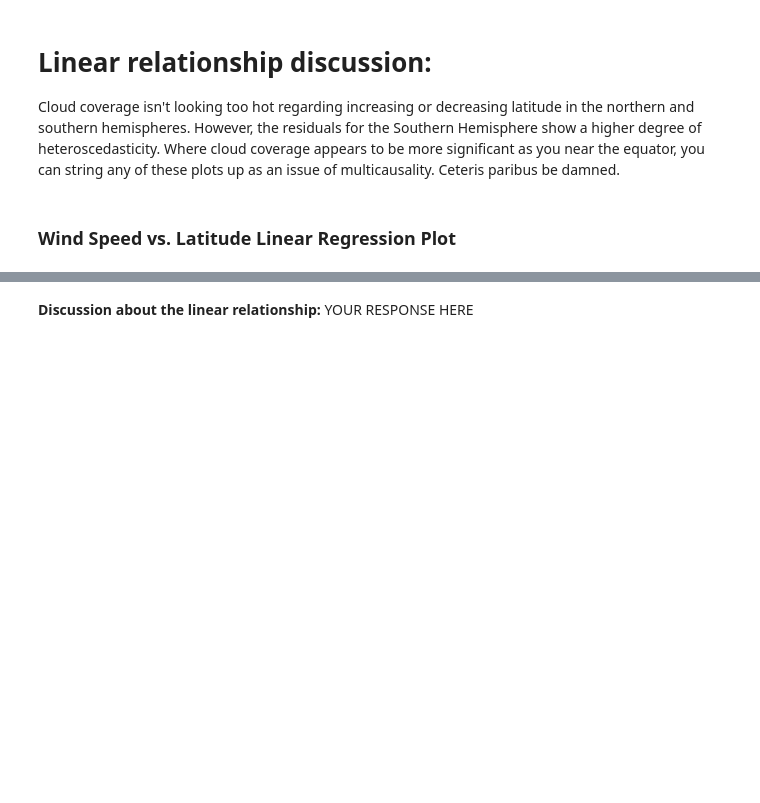
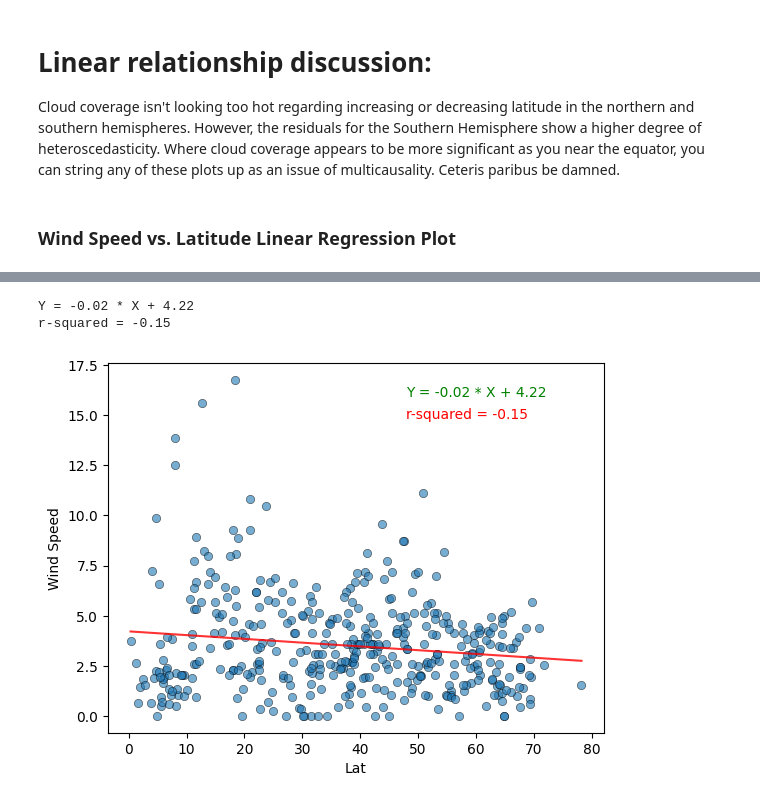
Before and after one commit to thorblock/Mod_6_API, a Jupyter notebook: WeatherPy/WeatherPy.ipynb, the cells around one changed output, grey strips where cells are left out. Drawn from its saved outputs; the diff is of its cells as text; code cells hidden in the pictures; blank space fills up the shorter version.

```diff
--- a/WeatherPy/WeatherPy.ipynb
+++ b/WeatherPy/WeatherPy.ipynb
@@ -403,2 +388,7 @@ The r-value is: 0.062239040700515696
-# %% [markdown]
-**Discussion about the linear relationship:** YOUR RESPONSE HERE
+# %%
+# Northern Hemisphere
+lin_regress_plot(northern_hemi_df["Lat"],northern_hemi_df["Wind Speed"])
+# %% [output]
+Y = -0.02 * X + 4.22
+r-squared = -0.15
+[figure, added]
```
Also changed, not shown: parts of 6 cells of this notebook.
